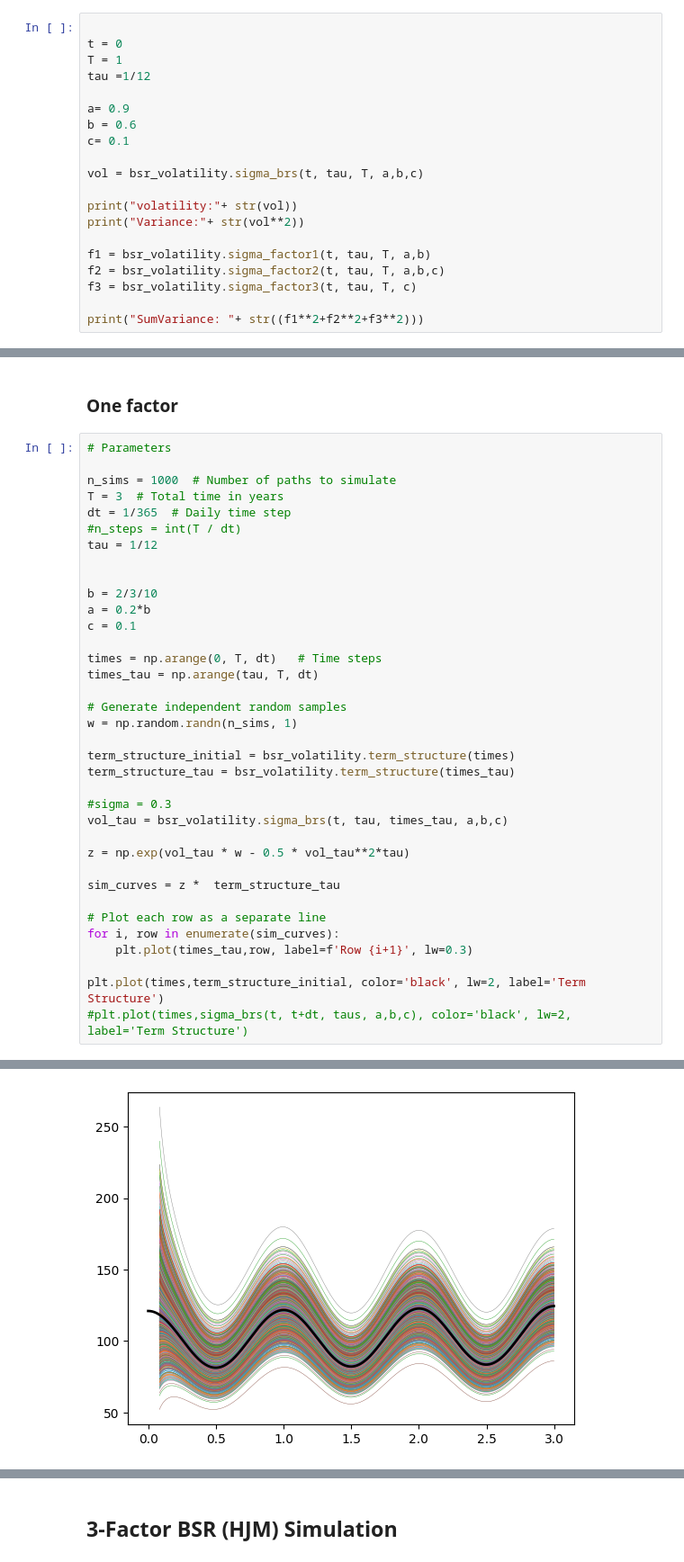
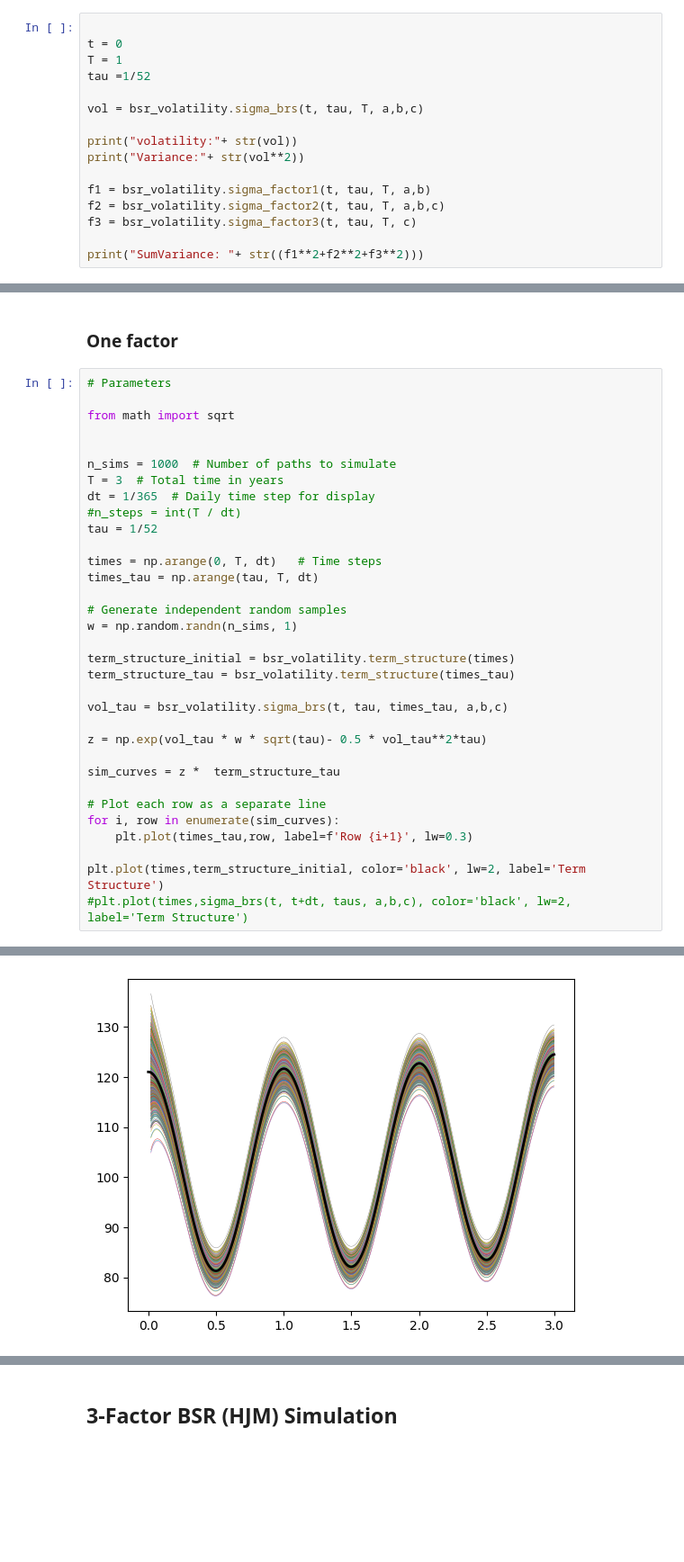
Before and after one commit to bmyksvoll/curves, a Jupyter notebook: bsr_simulation.ipynb, the cells around one changed output, grey strips where cells are left out. Shown at 90% size. Cells and saved outputs as stored; diff of their text form; blank space fills up the shorter version.

Commit message:
Corected error in simulation formulas (missing sqrt(timestep)

```diff
--- a/bsr_simulation.ipynb
+++ b/bsr_simulation.ipynb
@@ -83,11 +67,7 @@ plt.plot(times_t, vol_inst)
 
 t = 0
 T = 1
-tau =1/12
-
-a= 0.9
-b = 0.6
-c= 0.1
+tau =1/52
 
 vol = bsr_volatility.sigma_brs(t, tau, T, a,b,c)
 
@@ -110,41 +90,38 @@ SumVariance: 0.45932676828534064
 # %%
 # Parameters
 
+from math import sqrt
+
+
 n_sims = 1000  # Number of paths to simulate
 T = 3  # Total time in years
-dt = 1/365  # Daily time step
+dt = 1/365  # Daily time step for display
 #n_steps = int(T / dt)
-tau = 1/12
-
-
-b = 2/3/10
-a = 0.2*b
-c = 0.1
+tau = 1/52
 
 times = np.arange(0, T, dt)   # Time steps
 times_tau = np.arange(tau, T, dt)
 
 # Generate independent random samples
 w = np.random.randn(n_sims, 1)
 
 term_structure_initial = bsr_volatility.term_structure(times)
 term_structure_tau = bsr_volatility.term_structure(times_tau)
 
-#sigma = 0.3
 vol_tau = bsr_volatility.sigma_brs(t, tau, times_tau, a,b,c)
 
-z = np.exp(vol_tau * w - 0.5 * vol_tau**2*tau)
+z = np.exp(vol_tau * w * sqrt(tau)- 0.5 * vol_tau**2*tau)
 
 sim_curves = z *  term_structure_tau
 
 # Plot each row as a separate line
 for i, row in enumerate(sim_curves):
     plt.plot(times_tau,row, label=f'Row {i+1}', lw=0.3)
 
 plt.plot(times,term_structure_initial, color='black', lw=2, label='Term Structure')
 #plt.plot(times,sigma_brs(t, t+dt, taus, a,b,c), color='black', lw=2, label='Term Structure')
 # %% [output]
 [<matplotlib.lines.Line2D at 0x...>]
-[figure, old version]
+[figure, new version]
 # %%
 returns = np.log(z)
```
Also changed, not shown: parts of 15 cells of this notebook, 5 other files.
